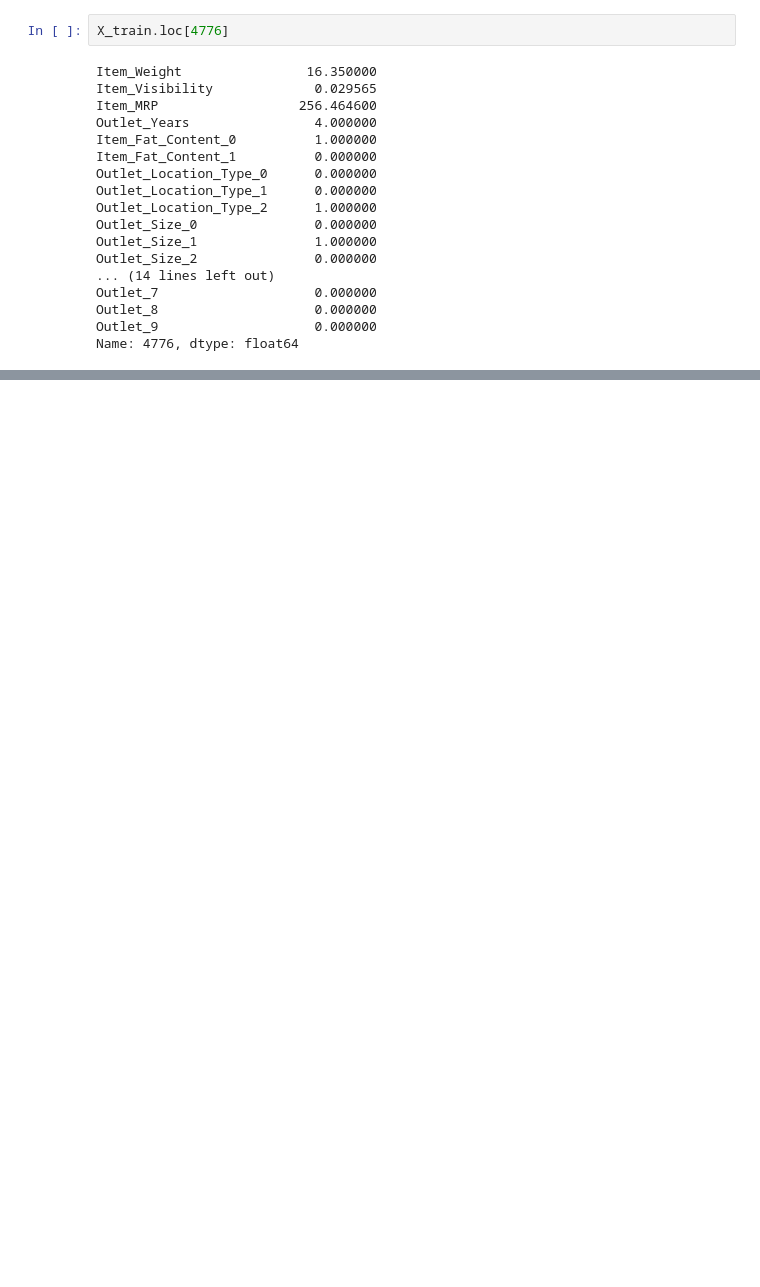
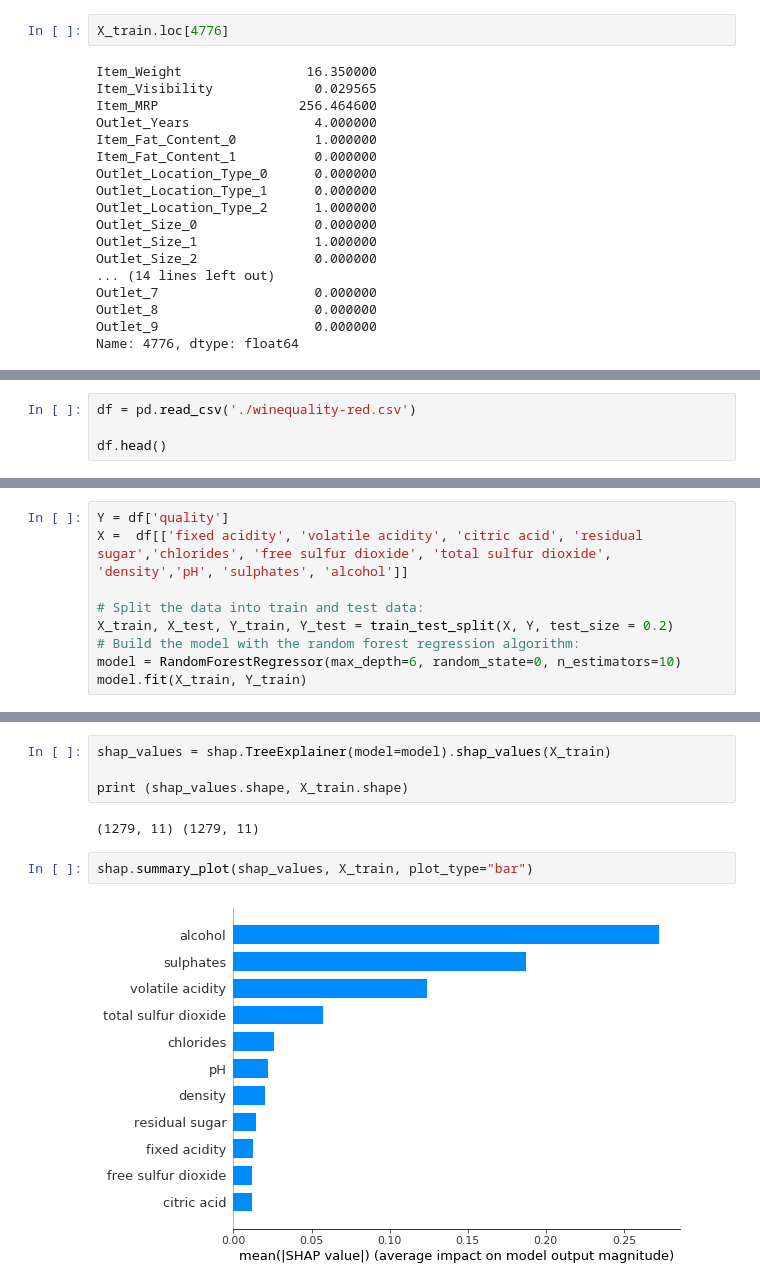
Before and after one commit to ShaunakSen/Data-Science-and-Machine-Learning, a Jupyter notebook: Machine_Learning_Interpretibility.ipynb, the cells around one changed output, grey strips where cells are left out. Cells and saved outputs as stored; diff of their text form; blank space fills up the shorter version.

Commit message:
coding and understanding SHAP :)

```diff
--- a/Machine_Learning_Interpretibility.ipynb
+++ b/Machine_Learning_Interpretibility.ipynb
@@ -561,0 +639,4 @@ How are the weights assigned to each component of the sum? It basically consider
+# %%
+df = pd.read_csv('./winequality-red.csv')
+
+df.head()
@@ -561,0 +650,9 @@ How are the weights assigned to each component of the sum? It basically consider
+# %%
+Y = df['quality']
+X =  df[['fixed acidity', 'volatile acidity', 'citric acid', 'residual sugar','chlorides', 'free sulfur dioxide', 'total sulfur dioxide', 'density','pH', 'sulphates', 'alcohol']]
+
+# Split the data into train and test data:
+X_train, X_test, Y_train, Y_test = train_test_split(X, Y, test_size = 0.2)
+# Build the model with the random forest regression algorithm:
+model = RandomForestRegressor(max_depth=6, random_state=0, n_estimators=10)
+model.fit(X_train, Y_train)
@@ -561,0 +671,10 @@ How are the weights assigned to each component of the sum? It basically consider
+# %%
+shap_values = shap.TreeExplainer(model=model).shap_values(X_train)
+
+print (shap_values.shape, X_train.shape)
+# %% [output]
+(1279, 11) (1279, 11)
+# %%
+shap.summary_plot(shap_values, X_train, plot_type="bar")
+# %% [output]
+[figure, added]
```
Also changed, not shown: parts of 21 cells of this notebook.
